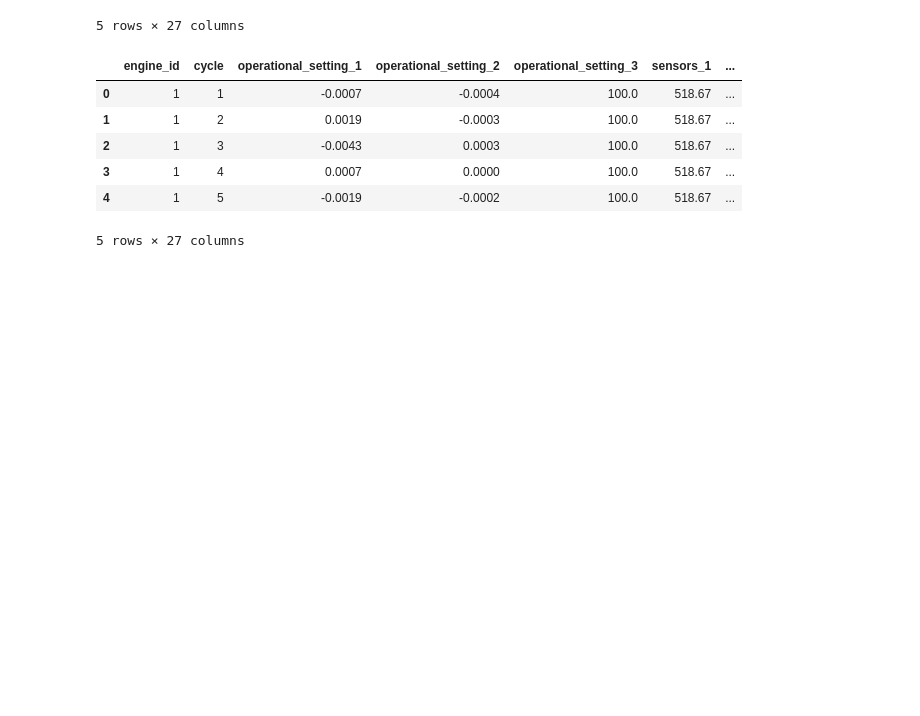
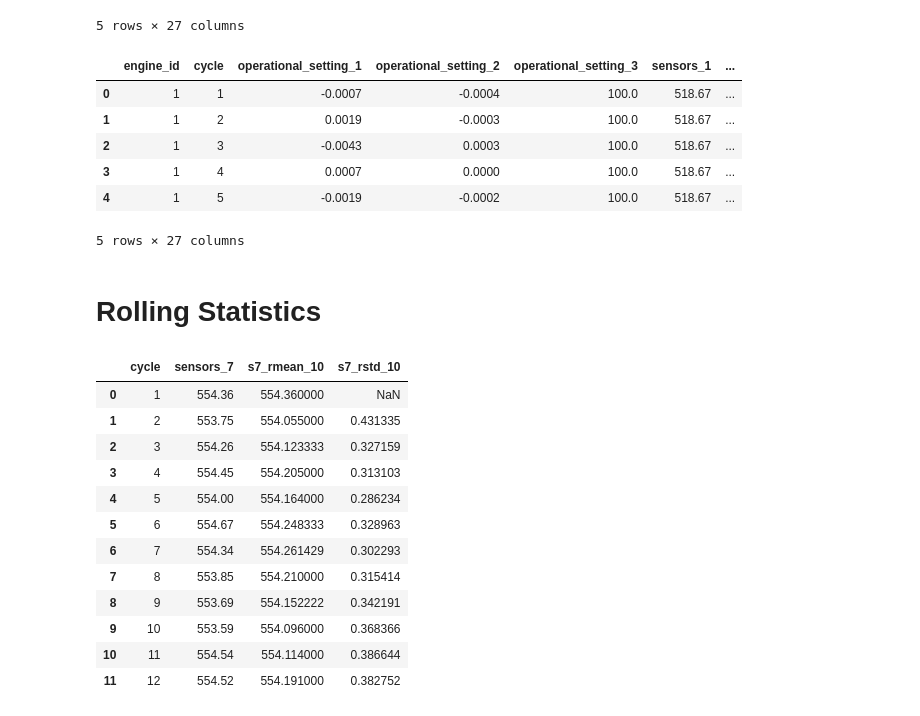
Before and after one commit to rikesh28/predictive_maintenance_engine, a Jupyter notebook: notebooks/02_feature_engineering.ipynb, the cells around one changed output. Drawn from its saved outputs; the diff is of its cells as text; code cells hidden in the pictures; blank space fills up the shorter version.

```diff
--- a/notebooks/02_feature_engineering.ipynb
+++ b/notebooks/02_feature_engineering.ipynb
@@ -91,3 +91,25 @@ dropped_sensors = ['sensors_1','sensors_5','sensors_6','sensors_10','sensors_16'
                    'sensors_18','sensors_19']
 
 op_settings = ['operational_setting_1','operational_setting_2','operational_setting_3']
+# %% [markdown]
+# **Rolling Statistics**
+# %%
+eng1 = train_df_fd001[train_df_fd001['engine_id'] == 1].copy()
+eng1['s7_rmean_10'] = eng1['sensors_7'].rolling(window = 10, min_periods = 1).mean()
+eng1['s7_rstd_10'] = eng1['sensors_7'].rolling(window = 10, min_periods = 1).std()
+
+eng1[['cycle', 'sensors_7', 's7_rmean_10', 's7_rstd_10']].head(12)
+# %% [output]
+|  | cycle | sensors_7 | s7_rmean_10 | s7_rstd_10 |
+| 0 | 1 | 554.36 | 554.360000 | NaN |
+| 1 | 2 | 553.75 | 554.055000 | 0.431335 |
+| 2 | 3 | 554.26 | 554.123333 | 0.327159 |
+| 3 | 4 | 554.45 | 554.205000 | 0.313103 |
+| 4 | 5 | 554.00 | 554.164000 | 0.286234 |
+| 5 | 6 | 554.67 | 554.248333 | 0.328963 |
+| 6 | 7 | 554.34 | 554.261429 | 0.302293 |
+| 7 | 8 | 553.85 | 554.210000 | 0.315414 |
+| 8 | 9 | 553.69 | 554.152222 | 0.342191 |
+| 9 | 10 | 553.59 | 554.096000 | 0.368366 |
+| 10 | 11 | 554.54 | 554.114000 | 0.386644 |
+| 11 | 12 | 554.52 | 554.191000 | 0.382752 |
```
Also changed, not shown: parts of 15 cells of this notebook.
